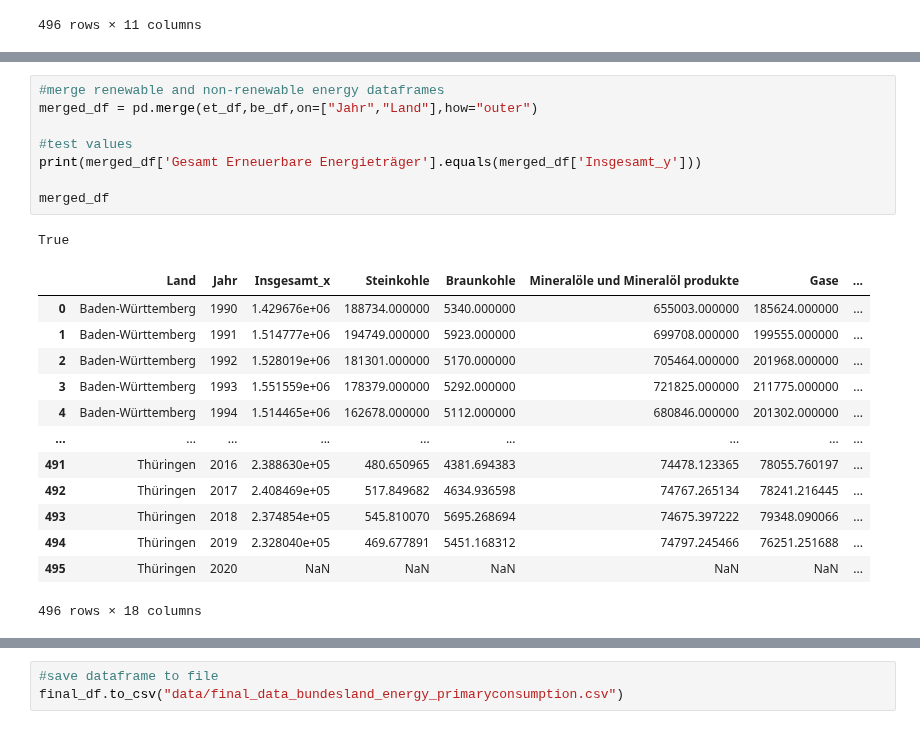
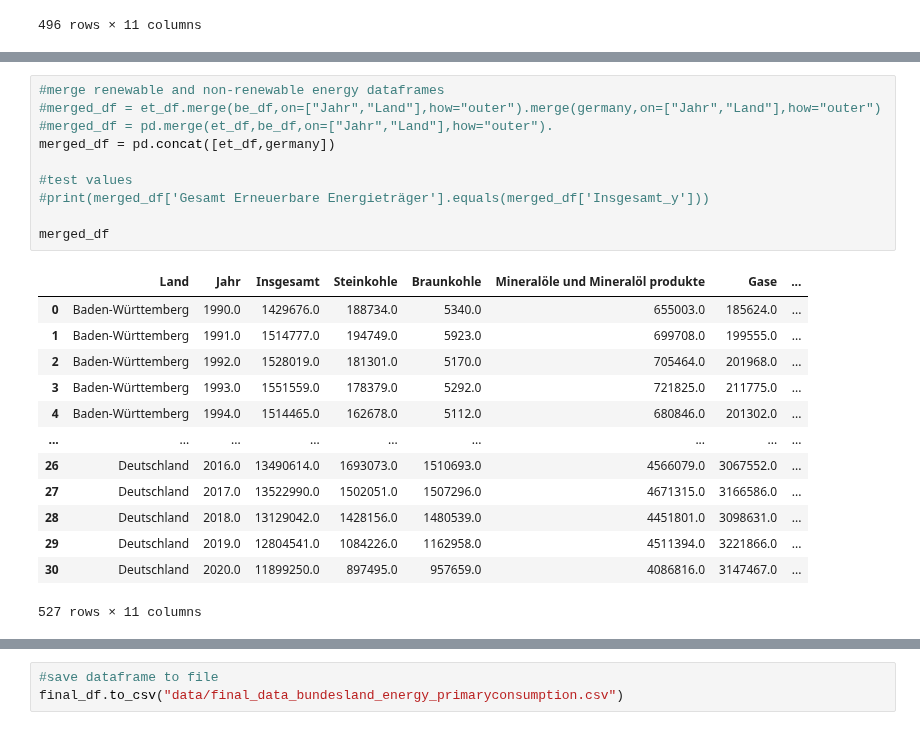
Before and after one commit to uclab-potsdam/klimataz, a Jupyter notebook: data/energy/final_data_energy_bundesland_primaryenergy.ipynb, the cells around one changed output, grey strips where cells are left out. Cells and saved outputs as stored; diff of their text form.

```diff
--- a/data/energy/final_data_energy_bundesland_primaryenergy.ipynb
+++ b/data/energy/final_data_energy_bundesland_primaryenergy.ipynb
@@ -100,25 +140,26 @@ et_df
 # %%
 #merge renewable and non-renewable energy dataframes
-merged_df = pd.merge(et_df,be_df,on=["Jahr","Land"],how="outer")
+#merged_df = et_df.merge(be_df,on=["Jahr","Land"],how="outer").merge(germany,on=["Jahr","Land"],how="outer")
+#merged_df = pd.merge(et_df,be_df,on=["Jahr","Land"],how="outer").
+merged_df = pd.concat([et_df,germany])
 
 #test values
-print(merged_df['Gesamt Erneuerbare Energieträger'].equals(merged_df['Insgesamt_y']))
+#print(merged_df['Gesamt Erneuerbare Energieträger'].equals(merged_df['Insgesamt_y']))
 
 merged_df
 # %% [output]
+|  | Land | Jahr | Insgesamt | Steinkohle | Braunkohle | Mineralöle und Mineralöl produkte | Gase | ... |
+| 0 | Baden-Württemberg | 1990.0 | 1429676.0 | 188734.0 | 5340.0 | 655003.0 | 185624.0 | ... |
+| 1 | Baden-Württemberg | 1991.0 | 1514777.0 | 194749.0 | 5923.0 | 699708.0 | 199555.0 | ... |
+| 2 | Baden-Württemberg | 1992.0 | 1528019.0 | 181301.0 | 5170.0 | 705464.0 | 201968.0 | ... |
+| 3 | Baden-Württemberg | 1993.0 | 1551559.0 | 178379.0 | 5292.0 | 721825.0 | 211775.0 | ... |
+| 4 | Baden-Württemberg | 1994.0 | 1514465.0 | 162678.0 | 5112.0 | 680846.0 | 201302.0 | ... |
+| ... | ... | ... | ... | ... | ... | ... | ... | ... |
+| 26 | Deutschland | 2016.0 | 13490614.0 | 1693073.0 | 1510693.0 | 4566079.0 | 3067552.0 | ... |
+| 27 | Deutschland | 2017.0 | 13522990.0 | 1502051.0 | 1507296.0 | 4671315.0 | 3166586.0 | ... |
+| 28 | Deutschland | 2018.0 | 13129042.0 | 1428156.0 | 1480539.0 | 4451801.0 | 3098631.0 | ... |
+| 29 | Deutschland | 2019.0 | 12804541.0 | 1084226.0 | 1162958.0 | 4511394.0 | 3221866.0 | ... |
+| 30 | Deutschland | 2020.0 | 11899250.0 | 897495.0 | 957659.0 | 4086816.0 | 3147467.0 | ... |
-True
+527 rows × 11 columns
-|  | Land | Jahr | Insgesamt_x | Steinkohle | Braunkohle | Mineralöle und Mineralöl produkte | Gase | ... |
-| 0 | Baden-Württemberg | 1990 | 1.429676e+06 | 188734.000000 | 5340.000000 | 655003.000000 | 185624.000000 | ... |
-| 1 | Baden-Württemberg | 1991 | 1.514777e+06 | 194749.000000 | 5923.000000 | 699708.000000 | 199555.000000 | ... |
-| 2 | Baden-Württemberg | 1992 | 1.528019e+06 | 181301.000000 | 5170.000000 | 705464.000000 | 201968.000000 | ... |
-| 3 | Baden-Württemberg | 1993 | 1.551559e+06 | 178379.000000 | 5292.000000 | 721825.000000 | 211775.000000 | ... |
-| 4 | Baden-Württemberg | 1994 | 1.514465e+06 | 162678.000000 | 5112.000000 | 680846.000000 | 201302.000000 | ... |
-| ... | ... | ... | ... | ... | ... | ... | ... | ... |
-| 491 | Thüringen | 2016 | 2.388630e+05 | 480.650965 | 4381.694383 | 74478.123365 | 78055.760197 | ... |
-| 492 | Thüringen | 2017 | 2.408469e+05 | 517.849682 | 4634.936598 | 74767.265134 | 78241.216445 | ... |
-| 493 | Thüringen | 2018 | 2.374854e+05 | 545.810070 | 5695.268694 | 74675.397222 | 79348.090066 | ... |
-| 494 | Thüringen | 2019 | 2.328040e+05 | 469.677891 | 5451.168312 | 74797.245466 | 76251.251688 | ... |
-| 495 | Thüringen | 2020 | NaN | NaN | NaN | NaN | NaN | ... |
-496 rows × 18 columns
 # %%
 #calculate aggregate values for renewable and non-renewable energies
```
Also changed, not shown: parts of 4 cells of this notebook, 6 other files.
